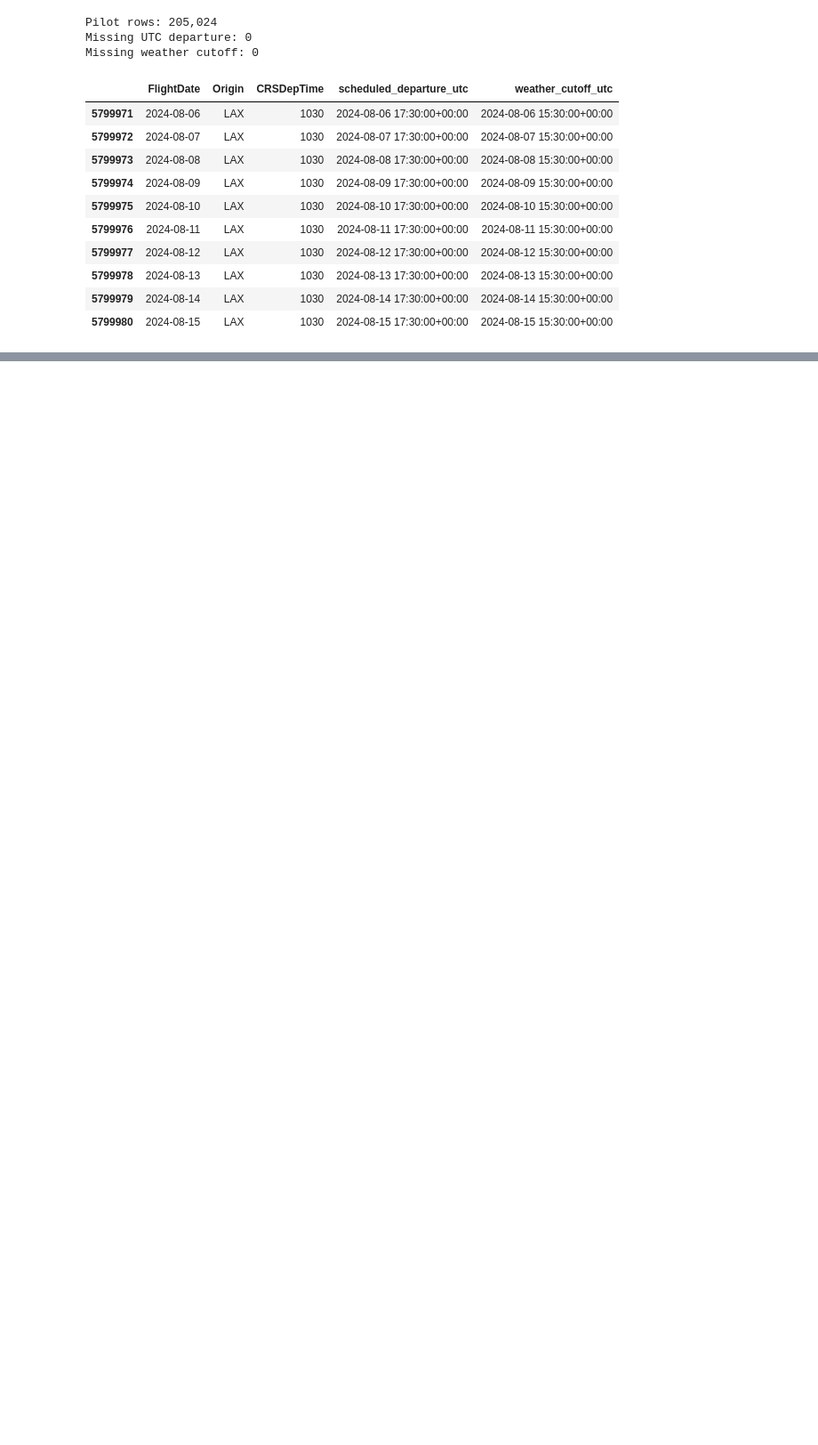
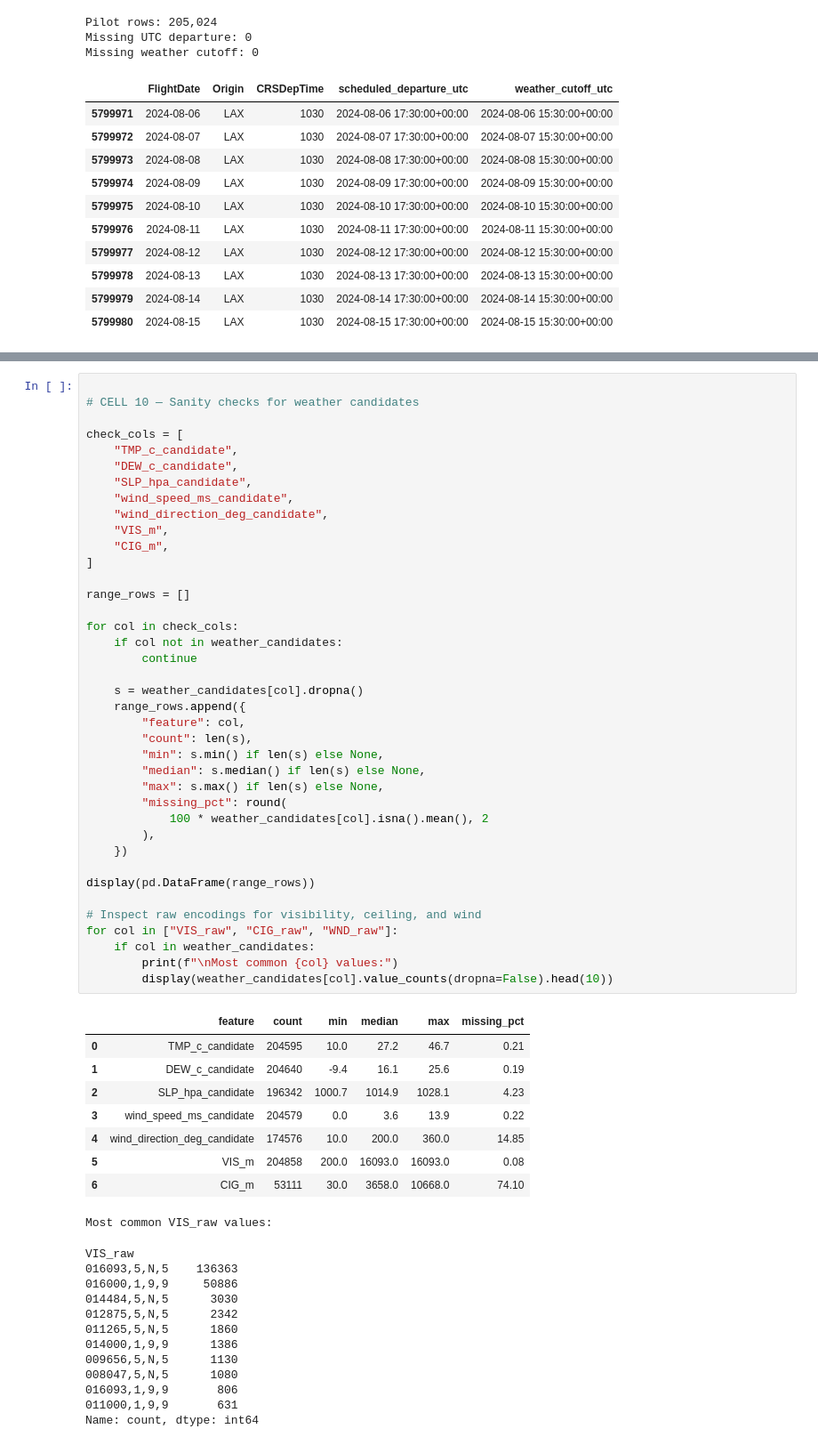
Before and after one commit to devlprkhan/flightdelay-intelligence, a Jupyter notebook: src/notebooks/flight_delay_predV1.3.ipynb, the cells around one changed output, grey strips where cells are left out. Shown at 89% size. Saved outputs shown, nothing was run; the diff lists cells and outputs as text; blank space fills up the shorter version.

```diff
--- a/src/notebooks/flight_delay_predV1.3.ipynb
+++ b/src/notebooks/flight_delay_predV1.3.ipynb
@@ -919,0 +1875,61 @@ Missing weather cutoff: 0
+# %%
+
+# CELL 10 — Sanity checks for weather candidates
+
+check_cols = [
+    "TMP_c_candidate",
+    "DEW_c_candidate",
+    "SLP_hpa_candidate",
+    "wind_speed_ms_candidate",
+    "wind_direction_deg_candidate",
+    "VIS_m",
+    "CIG_m",
+]
+
+range_rows = []
+
+for col in check_cols:
+    if col not in weather_candidates:
+        continue
+
+    s = weather_candidates[col].dropna()
+    range_rows.append({
+        "feature": col,
+        "count": len(s),
+        "min": s.min() if len(s) else None,
+        "median": s.median() if len(s) else None,
+        "max": s.max() if len(s) else None,
+        "missing_pct": round(
+            100 * weather_candidates[col].isna().mean(), 2
+        ),
+    })
+
+display(pd.DataFrame(range_rows))
+
+# Inspect raw encodings for visibility, ceiling, and wind
+for col in ["VIS_raw", "CIG_raw", "WND_raw"]:
+    if col in weather_candidates:
+        print(f"\nMost common {col} values:")
+        display(weather_candidates[col].value_counts(dropna=False).head(10))
+# %% [output]
+|  | feature | count | min | median | max | missing_pct |
+| 0 | TMP_c_candidate | 204595 | 10.0 | 27.2 | 46.7 | 0.21 |
+| 1 | DEW_c_candidate | 204640 | -9.4 | 16.1 | 25.6 | 0.19 |
+| 2 | SLP_hpa_candidate | 196342 | 1000.7 | 1014.9 | 1028.1 | 4.23 |
+| 3 | wind_speed_ms_candidate | 204579 | 0.0 | 3.6 | 13.9 | 0.22 |
+| 4 | wind_direction_deg_candidate | 174576 | 10.0 | 200.0 | 360.0 | 14.85 |
+| 5 | VIS_m | 204858 | 200.0 | 16093.0 | 16093.0 | 0.08 |
+| 6 | CIG_m | 53111 | 30.0 | 3658.0 | 10668.0 | 74.10 |
+Most common VIS_raw values:
+VIS_raw
+016093,5,N,5    136363
+016000,1,9,9     50886
+014484,5,N,5      3030
+012875,5,N,5      2342
+011265,5,N,5      1860
+014000,1,9,9      1386
+009656,5,N,5      1130
+008047,5,N,5      1080
+016093,1,9,9       806
+011000,1,9,9       631
+Name: count, dtype: int64
```
Also changed, not shown: parts of 19 cells of this notebook.
